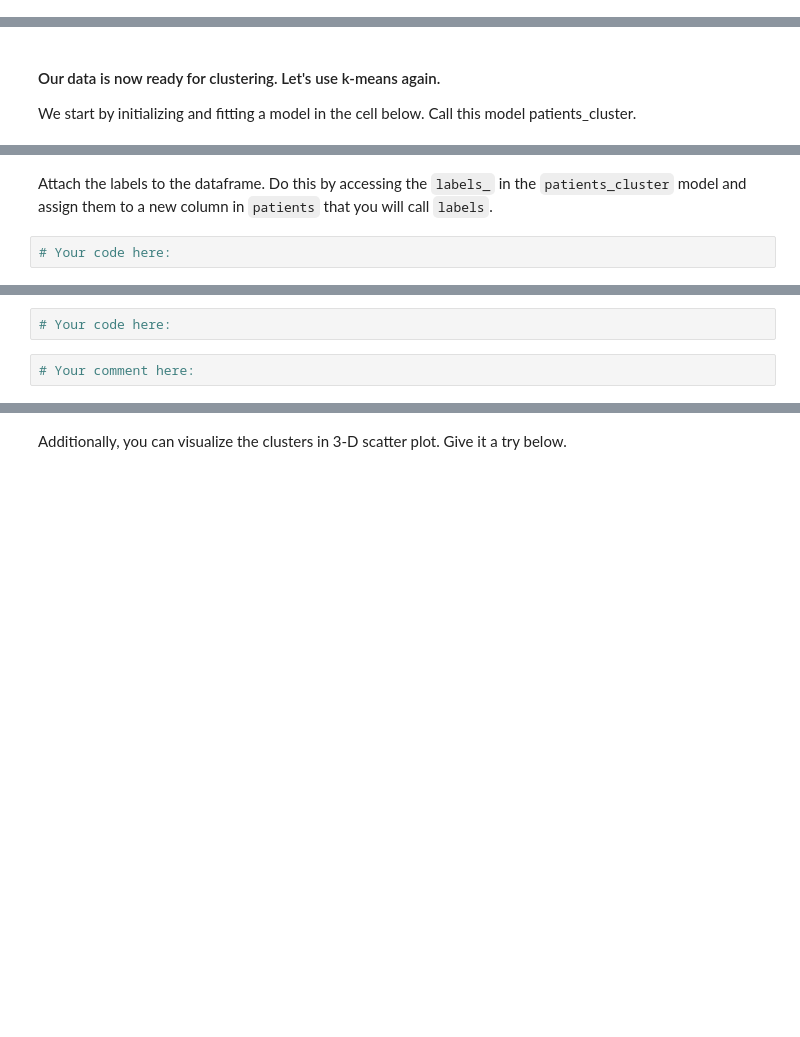
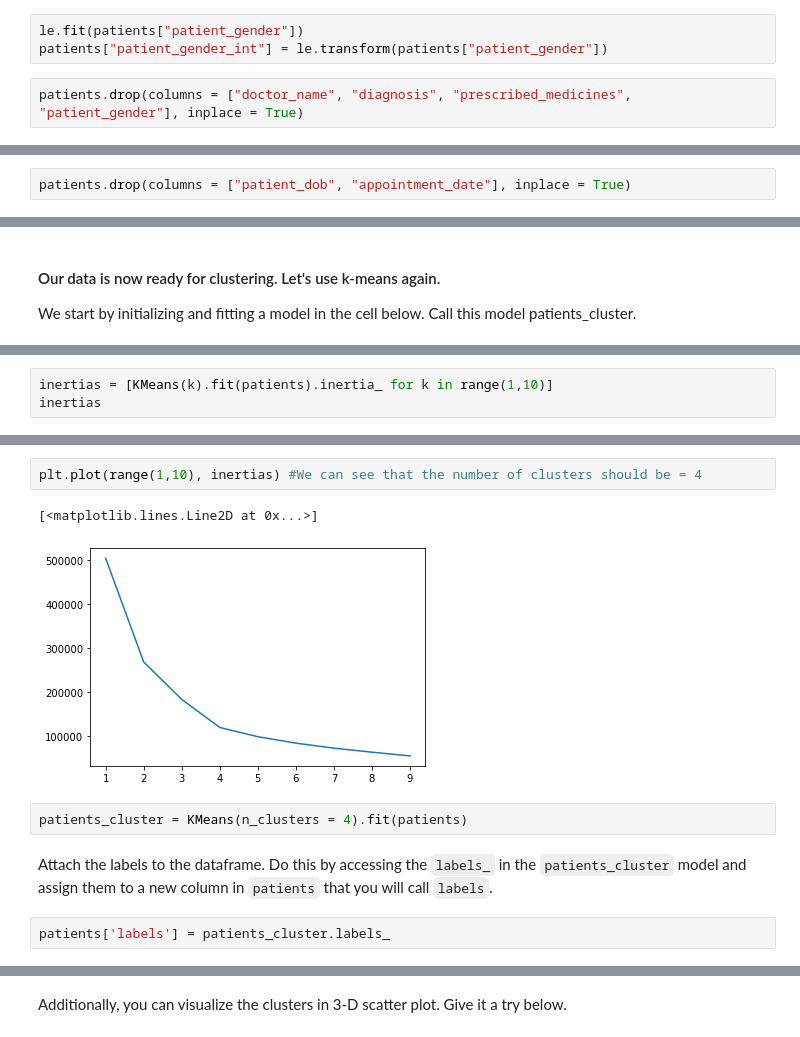
Before and after one commit to ta-datapt-bcn/lab-unsupervised-learning-and-sklearn, a Jupyter notebook: your-code/main.ipynb, the cells around one changed output, grey strips where cells are left out. Cells and saved outputs as stored; diff of their text form; blank space fills up the shorter version.

```diff
--- a/your-code/main.ipynb
+++ b/your-code/main.ipynb
@@ -170,2 +491,7 @@ In the next cells, do the following:
+# %%
+le.fit(patients["patient_gender"])
+patients["patient_gender_int"] = le.transform(patients["patient_gender"])
+# %%
+patients.drop(columns = ["doctor_name", "diagnosis", "prescribed_medicines", "patient_gender"], inplace = True)
 # %% [markdown]
 Let's look at the head again to ensure the re-encoding and dropping are successful:
@@ -177,0 +509,2 @@ An interesting observation is that all patients are no older than 2 years. Howev
+# %%
+patients.drop(columns = ["patient_dob", "appointment_date"], inplace = True)
@@ -183,0 +535,3 @@ We start by initializing and fitting a model in the cell below. Call this model
+# %%
+inertias = [KMeans(k).fit(patients).inertia_ for k in range(1,10)]
+inertias
@@ -184,14 +548,17 @@ We start by initializing and fitting a model in the cell below. Call this model
+# %%
+plt.plot(range(1,10), inertias) #We can see that the number of clusters should be = 4
+# %% [output]
+[<matplotlib.lines.Line2D at 0x...>]
+[figure, added]
+# %%
+patients_cluster = KMeans(n_clusters = 4).fit(patients)
 # %% [markdown]
 Attach the labels to the dataframe. Do this by accessing the `labels_` in the `patients_cluster` model and assign them to a new column in `patients` that you will call `labels`.
-# %%
-# Your code here:
+# %%
+patients['labels'] = patients_cluster.labels_
 # %% [markdown]
 Now using a `groupby`, find the mean of every variable in `patients` and group by the `labels` column. This summary will allow us to see how the patients differ between the clusters. Your output should look similar to the image below.
 
 ![groupby mean](../images/groupby-mean.png)
 
 Additionally, add a comment to describe which columns have the largest difference between clusters.
-# %%
-# Your code here:
-# %%
-# Your comment here:
```
Also changed, not shown: parts of 82 cells of this notebook, 1 other file.
